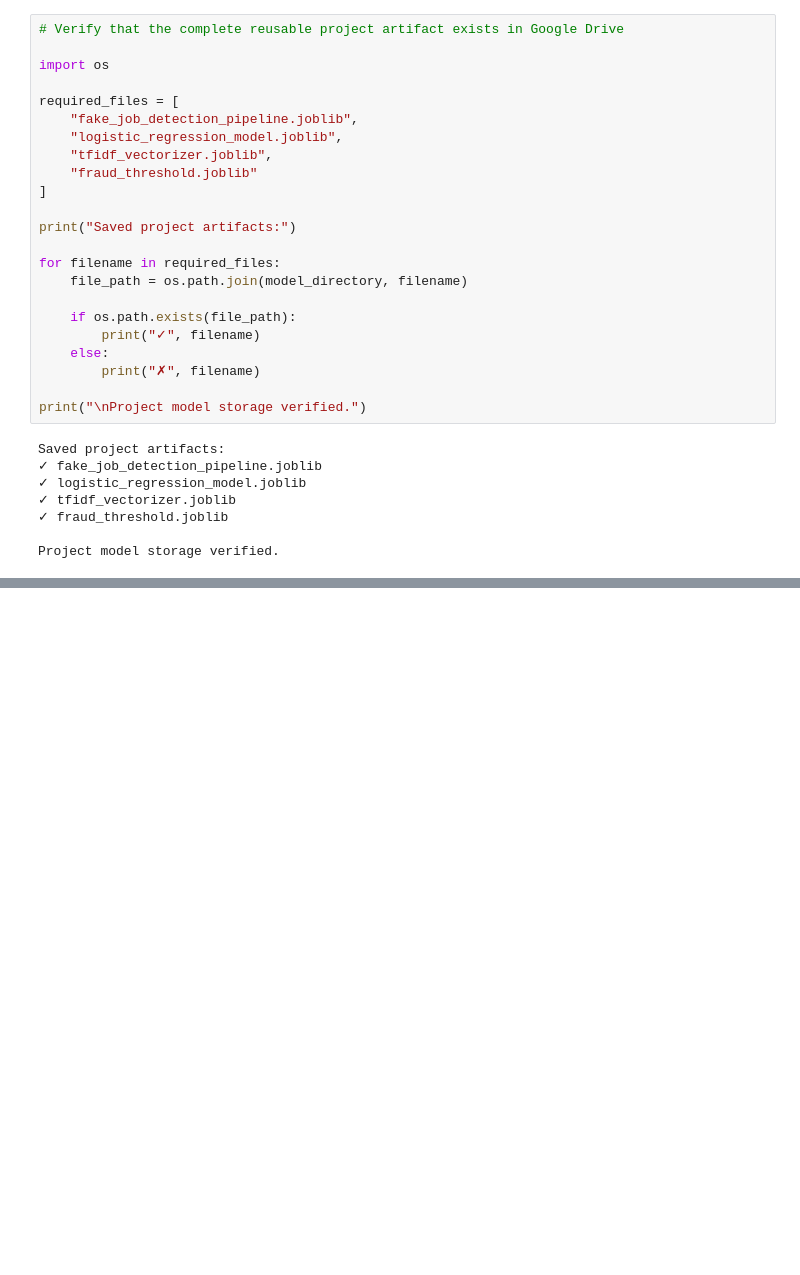
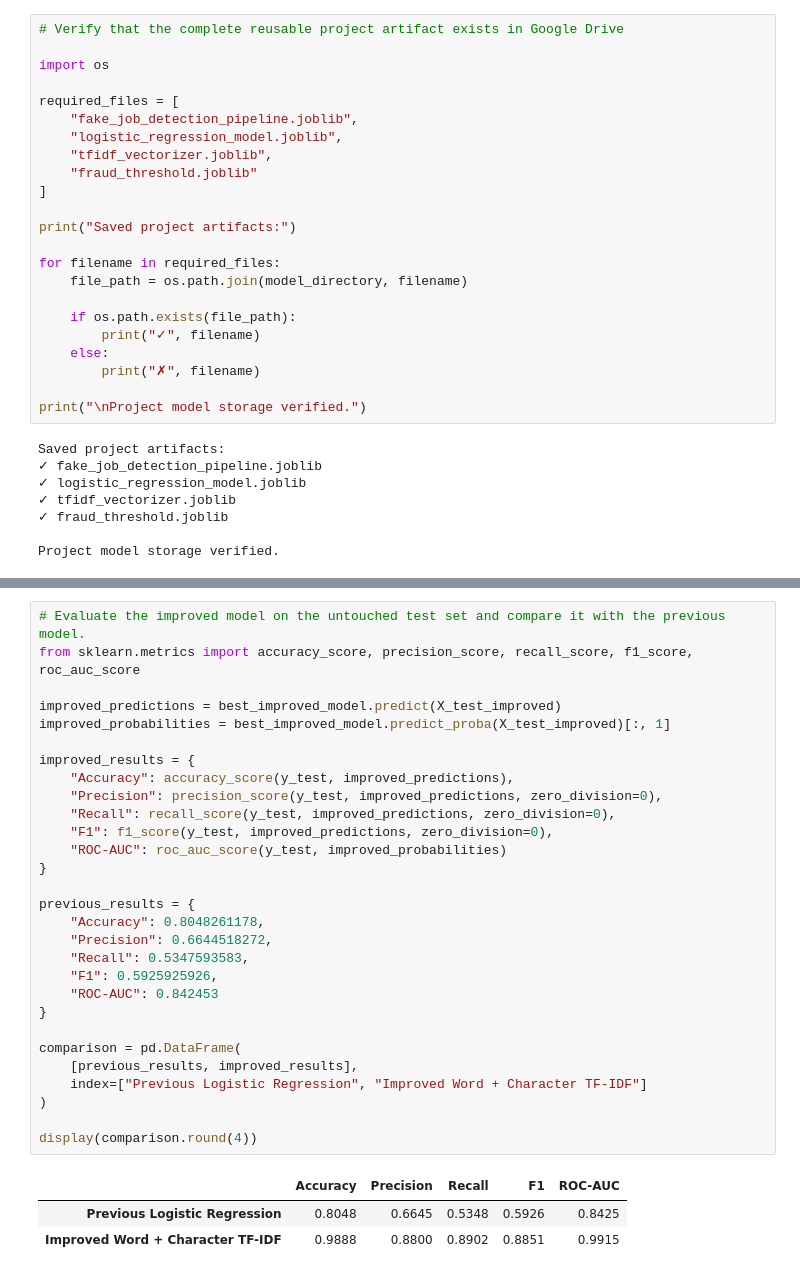
Before and after one commit to Harini-Sri-Vedha-Alvar/Fake-Job-Post-Prediction-ML-Project-, a Jupyter notebook: FAKE_JOB_POST_DETECTION.ipynb, the cells around one changed output, grey strips where cells are left out. Drawn from its saved outputs; the diff is of its cells as text; blank space fills up the shorter version.

```diff
--- a/FAKE_JOB_POST_DETECTION.ipynb
+++ b/FAKE_JOB_POST_DETECTION.ipynb
@@ -1510,0 +1612,33 @@ Project model storage verified.
+# %%
+# Evaluate the improved model on the untouched test set and compare it with the previous model.
+from sklearn.metrics import accuracy_score, precision_score, recall_score, f1_score, roc_auc_score
+
+improved_predictions = best_improved_model.predict(X_test_improved)
+improved_probabilities = best_improved_model.predict_proba(X_test_improved)[:, 1]
+
+improved_results = {
+    "Accuracy": accuracy_score(y_test, improved_predictions),
+    "Precision": precision_score(y_test, improved_predictions, zero_division=0),
+    "Recall": recall_score(y_test, improved_predictions, zero_division=0),
+    "F1": f1_score(y_test, improved_predictions, zero_division=0),
+    "ROC-AUC": roc_auc_score(y_test, improved_probabilities)
+}
+
+previous_results = {
+    "Accuracy": 0.8048261178,
+    "Precision": 0.6644518272,
+    "Recall": 0.5347593583,
+    "F1": 0.5925925926,
+    "ROC-AUC": 0.842453
+}
+
+comparison = pd.DataFrame(
+    [previous_results, improved_results],
+    index=["Previous Logistic Regression", "Improved Word + Character TF-IDF"]
+)
+
+display(comparison.round(4))
+# %% [output]
+|  | Accuracy | Precision | Recall | F1 | ROC-AUC |
+| Previous Logistic Regression | 0.8048 | 0.6645 | 0.5348 | 0.5926 | 0.8425 |
+| Improved Word + Character TF-IDF | 0.9888 | 0.8800 | 0.8902 | 0.8851 | 0.9915 |
```
Also changed, not shown: parts of 18 cells of this notebook.
